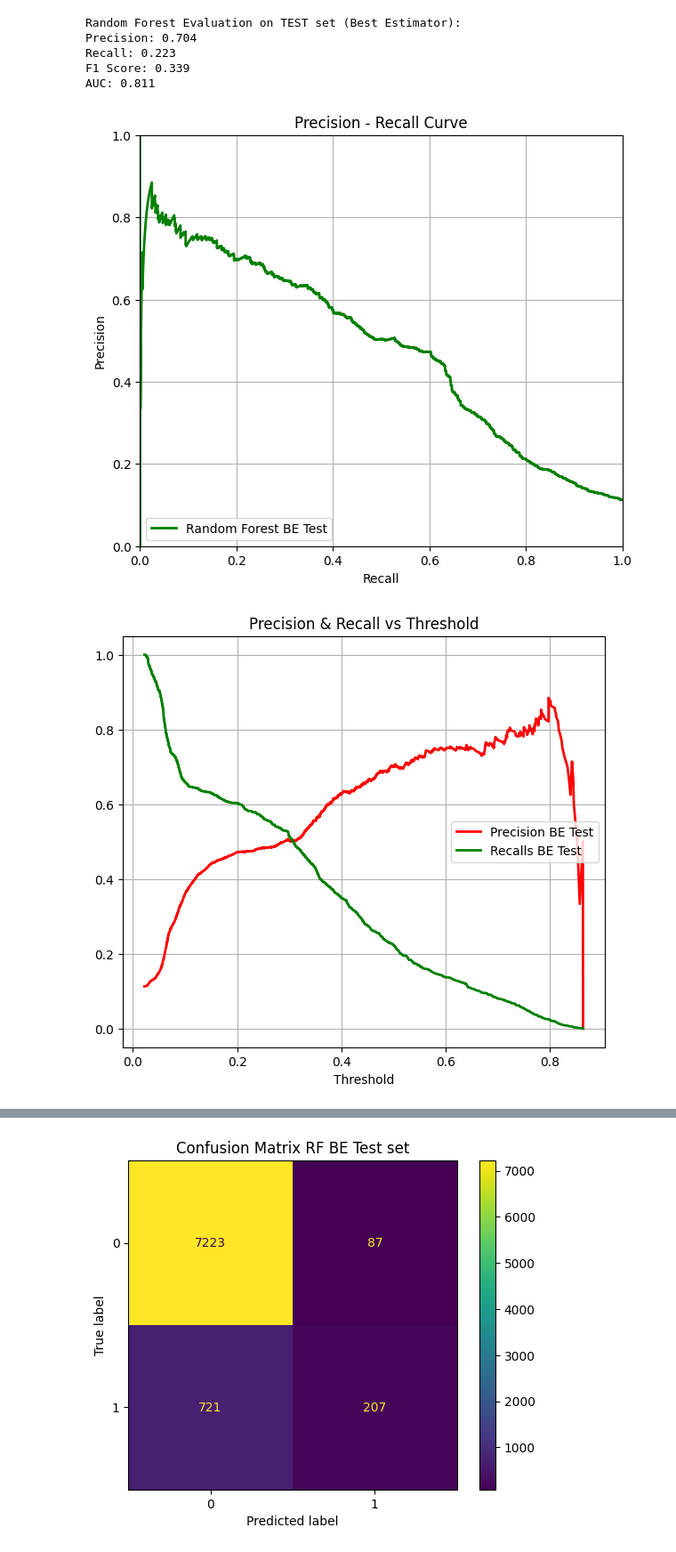
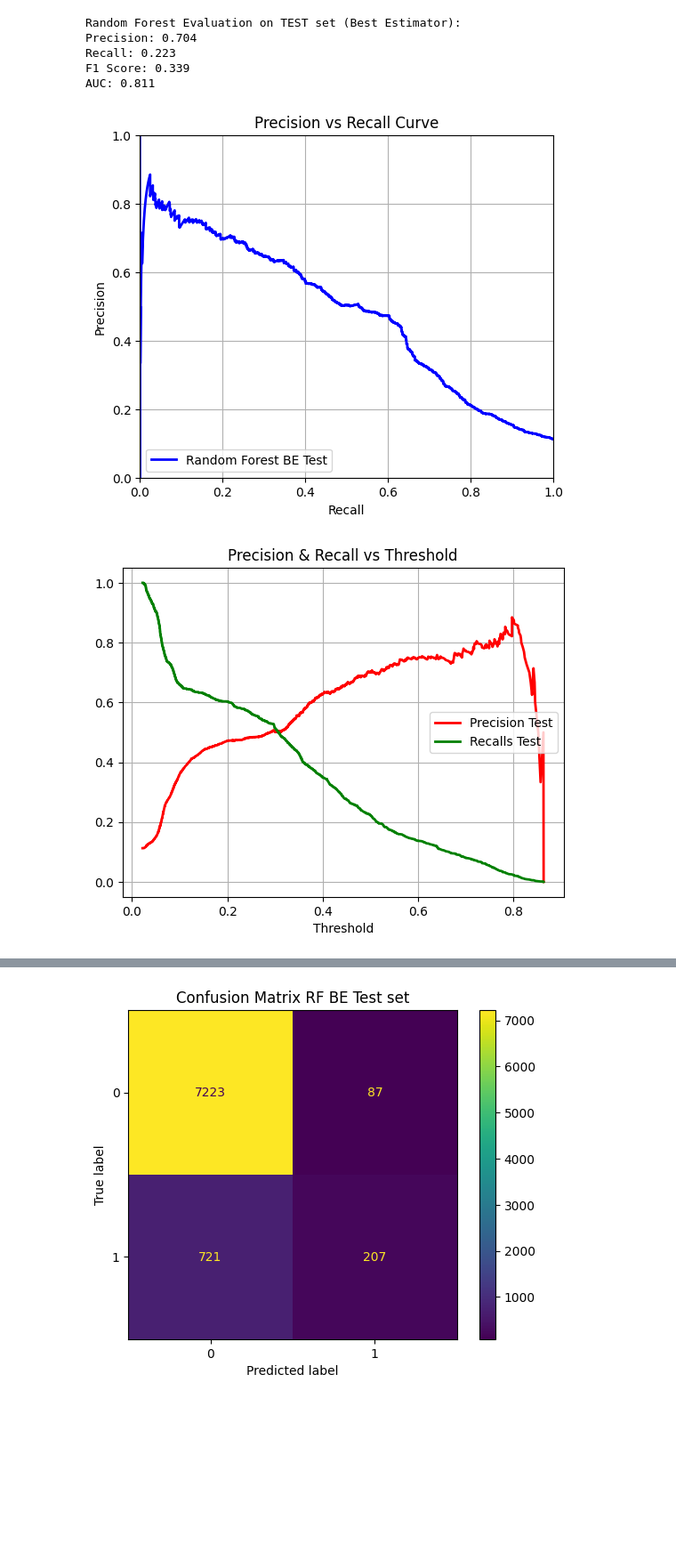
Before and after one commit to elen-ladder/MADS_Bank_Telemarketing, a Jupyter notebook: BankMarketing_Shared.ipynb, the cells around one changed output, grey strips where cells are left out. Shown at 89% size. Cells and saved outputs as stored; diff of their text form; code cells hidden in the pictures; blank space fills up the shorter version.

```diff
--- a/BankMarketing_Shared.ipynb
+++ b/BankMarketing_Shared.ipynb
@@ -1198,53 +1023,7 @@ F1 Score: 0.339
 AUC: 0.811
 # %%
 # Draw the Curve(s)
-test_precisions_rf_be, test_recalls_rf_be, test_thresholds_rf_be = precision_recall_curve(y_test, y_test_proba_rf_be[:, 1])
-
-# recall vs precision
-plt.figure(figsize=(7, 6))
-plt.plot(test_recalls_rf_be, test_precisions_rf_be, "g-", linewidth=2, label="Random Forest BE Test")
-plt.xlabel("Recall")
-plt.ylabel("Precision")
-plt.title("Precision - Recall Curve")
-plt.axis([0, 1, 0, 1])
-plt.grid()
-plt.legend(loc="lower left")
-plt.show()
-
-# recall and precision vs thresholds
-plt.figure(figsize=(7, 6))
-plt.plot(test_thresholds_rf_be, test_precisions_rf_be[:-1], "r-", label="Precision BE Test", linewidth=2)
-plt.plot(test_thresholds_rf_be, test_recalls_rf_be[:-1], "g-", label="Recalls BE Test", linewidth=2)
-plt.grid()
-plt.xlabel("Threshold")
-plt.legend(loc="center right")
-plt.title("Precision & Recall vs Threshold")
-plt.show()
-
-# TPR's & FPR's
-test_fpr_rf_be, test_tpr_rf_be, _ = roc_curve(y_test, y_test_proba_rf_be[:,1])
-
-
-#compute the AUC scores
-test_auc_rf_be = roc_auc_score(y_test, y_test_proba_rf_be[:,1])
-
-# Start plotting
-plt.figure(figsize=(7, 6))
-
-#plot the Random Classifier
-plt.plot([0,1], [0,1], 'k:', label = "Random Classifier's ROC Curve")
-
-#plot the ROC's of the models & the AUC's
-plt.plot(test_fpr_rf_be, test_tpr_rf_be, "g-", linewidth=2, label=f"ROC RF BE (AUC = {test_auc_rf_be:.3f})")
-plt.title("ROC AUC")
-
-#some formatting
-plt.xlabel('False Positive Rate (Fall-Out)')
-plt.ylabel('True Positive Rate (Recall)')
-plt.grid()
-plt.axis([0, 1, 0, 1])
-plt.legend(loc="lower right", fontsize=13)
-plt.show()
+drawMyCurves(y_test, y_test_proba_rf_be, "Random Forest BE", "Test")
 # %% [output]
-[figure, old version]
+[figure, new version]
-[figure, old version]
+[figure, new version]
```
Also changed, not shown: parts of 10 cells of this notebook.
